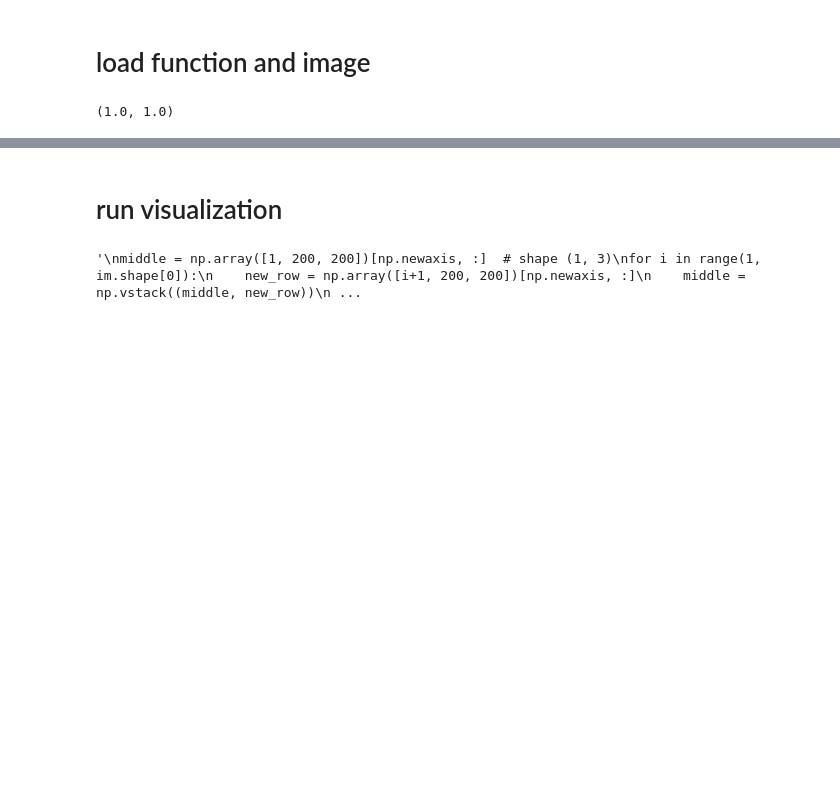
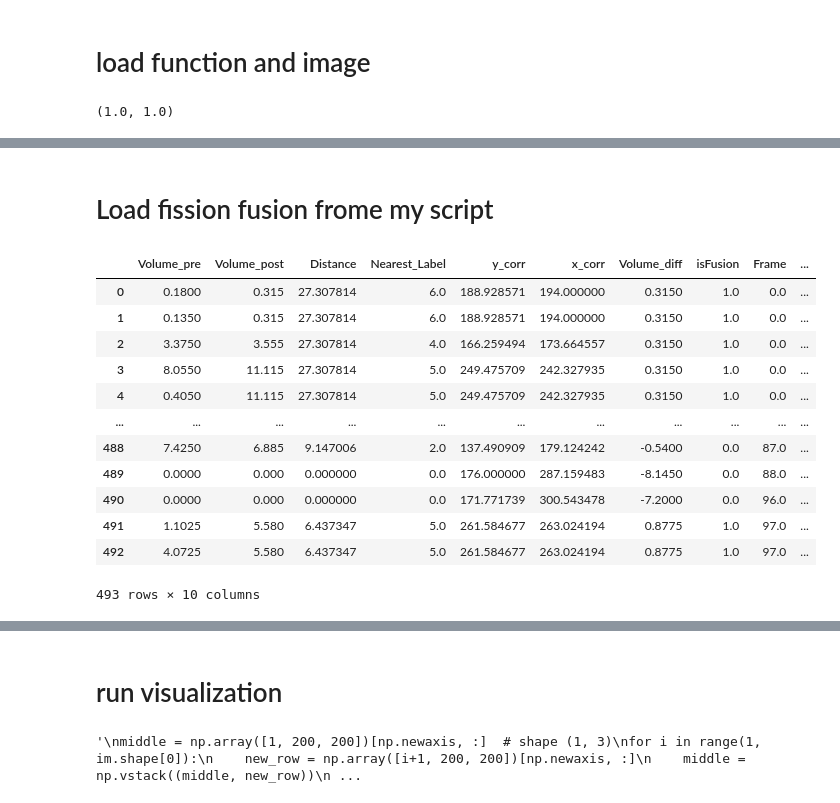
Before and after one commit to Jirapong2442/nellie_fission-fusion, a Jupyter notebook: plot_im_coor.ipynb, the cells around one changed output, grey strips where cells are left out. Cells and saved outputs as stored; diff of their text form; code cells hidden in the pictures; blank space fills up the shorter version.

```diff
--- a/plot_im_coor.ipynb
+++ b/plot_im_coor.ipynb
@@ -217,0 +244,20 @@ fission_coor
+# %% [markdown]
+# Load fission fusion frome my script
+# %%
+path = "D:/Internship/NTU/simulation/with_center/algo_output/center_resize_simulation_event.csv"
+df = pd.read_csv(path)
+df
+# %% [output]
+|  | Volume_pre | Volume_post | Distance | Nearest_Label | y_corr | x_corr | Volume_diff | isFusion | Frame | ... |
+| 0 | 0.1800 | 0.315 | 27.307814 | 6.0 | 188.928571 | 194.000000 | 0.3150 | 1.0 | 0.0 | ... |
+| 1 | 0.1350 | 0.315 | 27.307814 | 6.0 | 188.928571 | 194.000000 | 0.3150 | 1.0 | 0.0 | ... |
+| 2 | 3.3750 | 3.555 | 27.307814 | 4.0 | 166.259494 | 173.664557 | 0.3150 | 1.0 | 0.0 | ... |
+| 3 | 8.0550 | 11.115 | 27.307814 | 5.0 | 249.475709 | 242.327935 | 0.3150 | 1.0 | 0.0 | ... |
+| 4 | 0.4050 | 11.115 | 27.307814 | 5.0 | 249.475709 | 242.327935 | 0.3150 | 1.0 | 0.0 | ... |
+| ... | ... | ... | ... | ... | ... | ... | ... | ... | ... | ... |
+| 488 | 7.4250 | 6.885 | 9.147006 | 2.0 | 137.490909 | 179.124242 | -0.5400 | 0.0 | 87.0 | ... |
+| 489 | 0.0000 | 0.000 | 0.000000 | 0.0 | 176.000000 | 287.159483 | -8.1450 | 0.0 | 88.0 | ... |
+| 490 | 0.0000 | 0.000 | 0.000000 | 0.0 | 171.771739 | 300.543478 | -7.2000 | 0.0 | 96.0 | ... |
+| 491 | 1.1025 | 5.580 | 6.437347 | 5.0 | 261.584677 | 263.024194 | 0.8775 | 1.0 | 97.0 | ... |
+| 492 | 4.0725 | 5.580 | 6.437347 | 5.0 | 261.584677 | 263.024194 | 0.8775 | 1.0 | 97.0 | ... |
+493 rows × 10 columns
```
Also changed, not shown: parts of 16 cells of this notebook, 6 other files.
